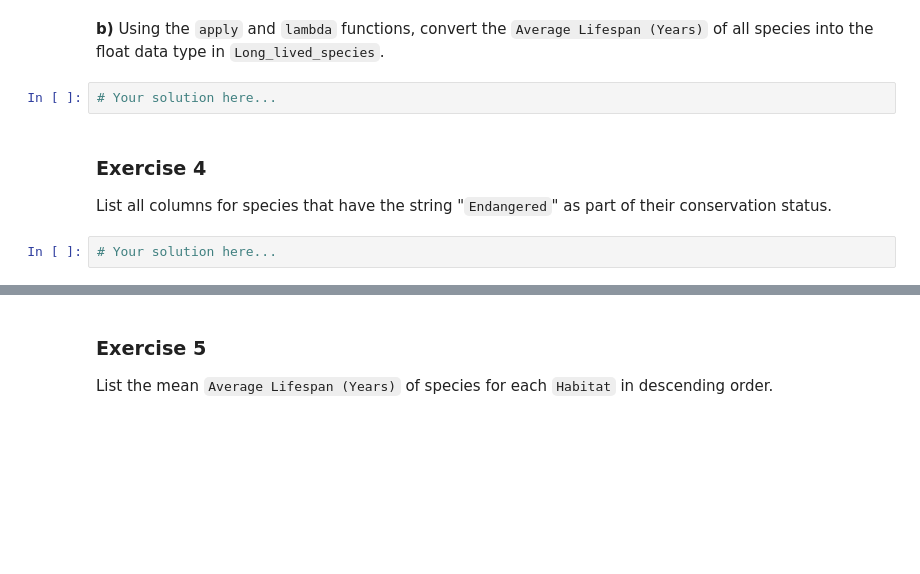
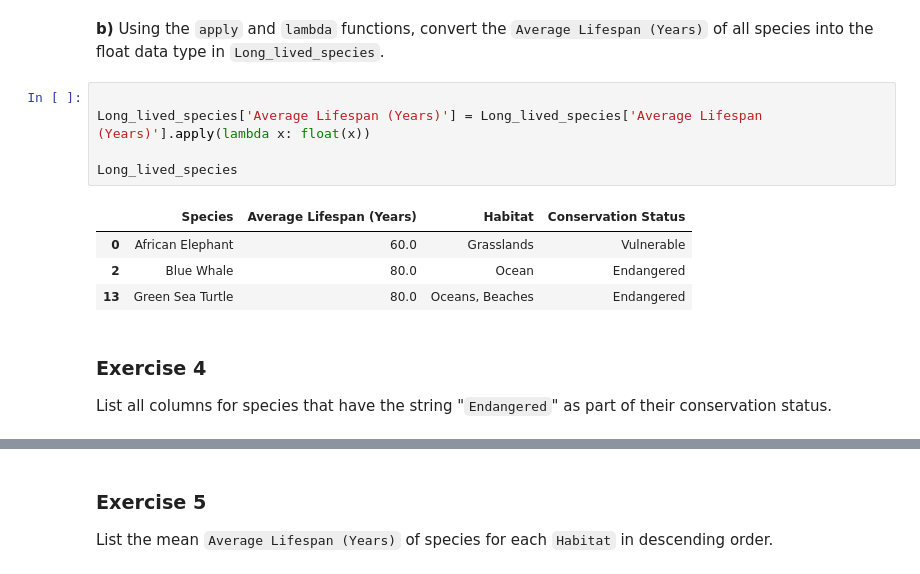
Before and after one commit to RealElvince/alx, a Jupyter notebook: notebooks/Working_with_Dataframes_exercise.ipynb, the cells around one changed output, grey strips where cells are left out. Saved outputs shown, nothing was run; the diff lists cells and outputs as text; blank space fills up the shorter version.

```diff
--- a/notebooks/Working_with_Dataframes_exercise.ipynb
+++ b/notebooks/Working_with_Dataframes_exercise.ipynb
@@ -121,11 +121,17 @@ Long_lived_species
 | 13 | Green Sea Turtle | 80 | Oceans, Beaches | Endangered |
 # %% [markdown]
 **b)** Using the `apply` and `lambda` functions, convert the `Average Lifespan (Years)` of all species into the float data type in `Long_lived_species`.
-# %%
-# Your solution here...
+# %%
+
+Long_lived_species['Average Lifespan (Years)'] = Long_lived_species['Average Lifespan (Years)'].apply(lambda x: float(x))
+
+Long_lived_species
+# %% [output]
+|  | Species | Average Lifespan (Years) | Habitat | Conservation Status |
+| 0 | African Elephant | 60.0 | Grasslands | Vulnerable |
+| 2 | Blue Whale | 80.0 | Ocean | Endangered |
+| 13 | Green Sea Turtle | 80.0 | Oceans, Beaches | Endangered |
 # %% [markdown]
 ### Exercise 4
 
 List all columns for species that have the string "`Endangered`" as part of their conservation status.
-# %%
-# Your solution here...
```
Also changed, not shown: parts of 9 cells of this notebook.
